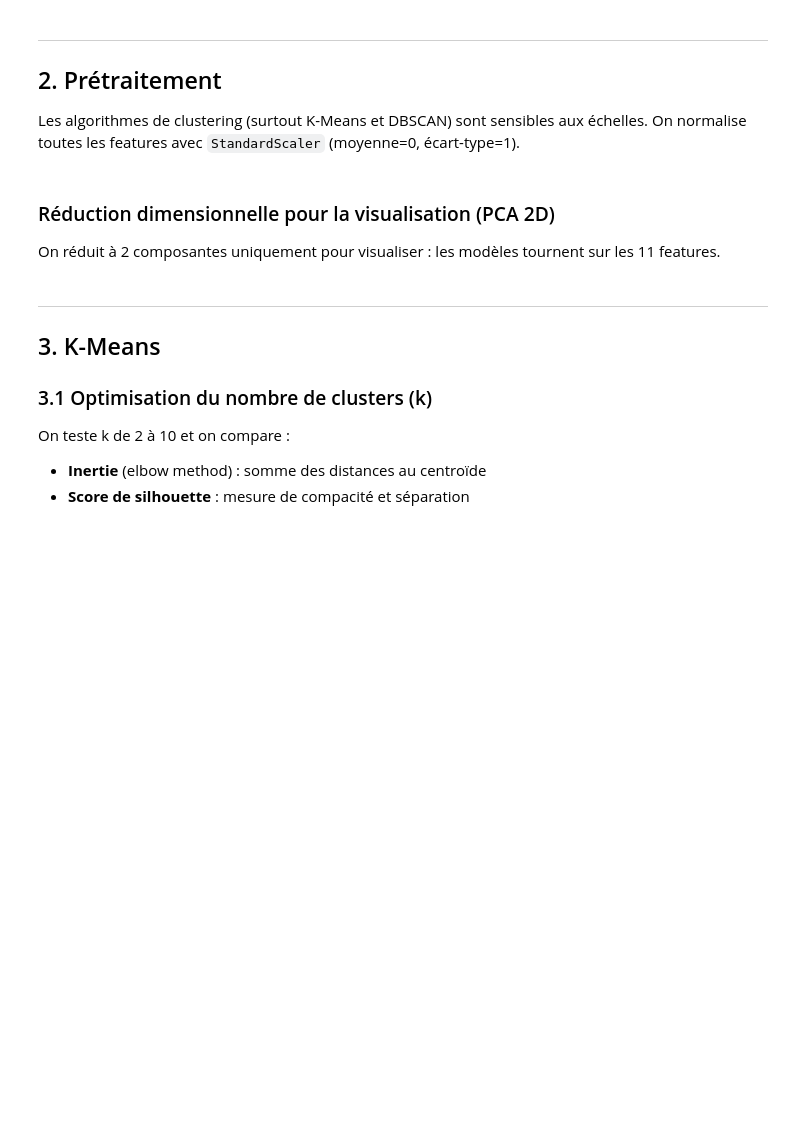
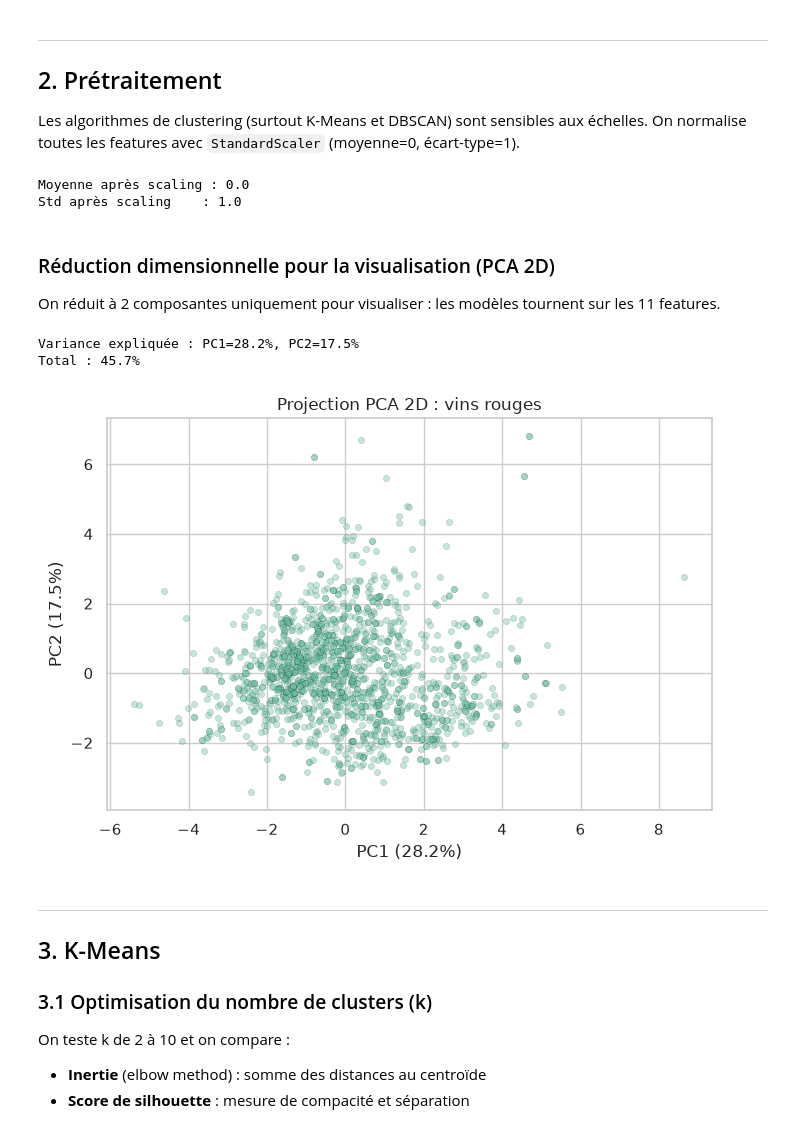
Before and after one commit to jordan95v/ML_5AL2, a Jupyter notebook: 01_non_supervise/tp_non_supervise.ipynb, the cells around one changed output. Drawn from its saved outputs; the diff is of its cells as text; code cells hidden in the pictures; blank space fills up the shorter version.

```diff
--- a/01_non_supervise/tp_non_supervise.ipynb
+++ b/01_non_supervise/tp_non_supervise.ipynb
@@ -73,30 +93,37 @@ On normalise toutes les features avec `StandardScaler` (moyenne=0, écart-type=1
 # %%
 # TODO : standardiser les features (moyenne=0, ecart-type=1)
 # Indice : StandardScaler().fit_transform(df_raw), puis remettre en DataFrame avec les memes colonnes
-scaler = ...
-X_scaled = ...
+scaler = StandardScaler()
+X_scaled = pd.DataFrame(scaler.fit_transform(df_raw), columns=df_raw.columns)
 
 print("Moyenne après scaling :", X_scaled.mean().round(6).max())
 print("Std après scaling    :", X_scaled.std().round(2).min())
+# %% [output]
+Moyenne après scaling : 0.0
+Std après scaling    : 1.0
 # %% [markdown]
 ### Réduction dimensionnelle pour la visualisation (PCA 2D)
 On réduit à 2 composantes uniquement pour visualiser : les modèles tournent sur les 11 features.
 # %%
 # TODO : reduire a 2 composantes avec PCA pour la visualisation
 # Indice : PCA(n_components=2, random_state=RANDOM_STATE).fit_transform(X_scaled)
-pca = ...
-X_pca = ...
+pca = PCA(n_components=2, random_state=RANDOM_STATE)
+X_pca = pca.fit_transform(X_scaled)
 
 print(f"Variance expliquée : PC1={pca.explained_variance_ratio_[0]:.1%}, PC2={pca.explained_variance_ratio_[1]:.1%}")
 print(f"Total : {sum(pca.explained_variance_ratio_):.1%}")
 
 plt.figure(figsize=(7, 5))
 plt.scatter(X_pca[:, 0], X_pca[:, 1], alpha=0.4, edgecolors='k', linewidths=0.2, s=20)
 plt.xlabel(f'PC1 ({pca.explained_variance_ratio_[0]:.1%})')
 plt.ylabel(f'PC2 ({pca.explained_variance_ratio_[1]:.1%})')
 plt.title('Projection PCA 2D : vins rouges')
 plt.tight_layout()
 plt.show()
+# %% [output]
+Variance expliquée : PC1=28.2%, PC2=17.5%
+Total : 45.7%
+[figure, added]
 # %% [markdown]
 ---
 ## 3. K-Means
```
Also changed, not shown: parts of 32 cells of this notebook.
